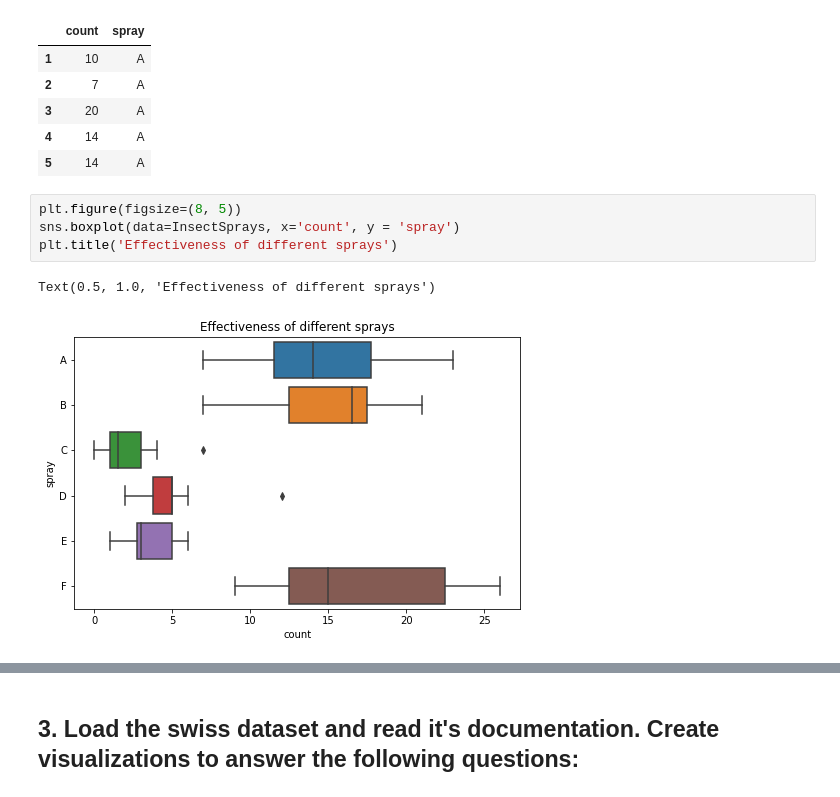
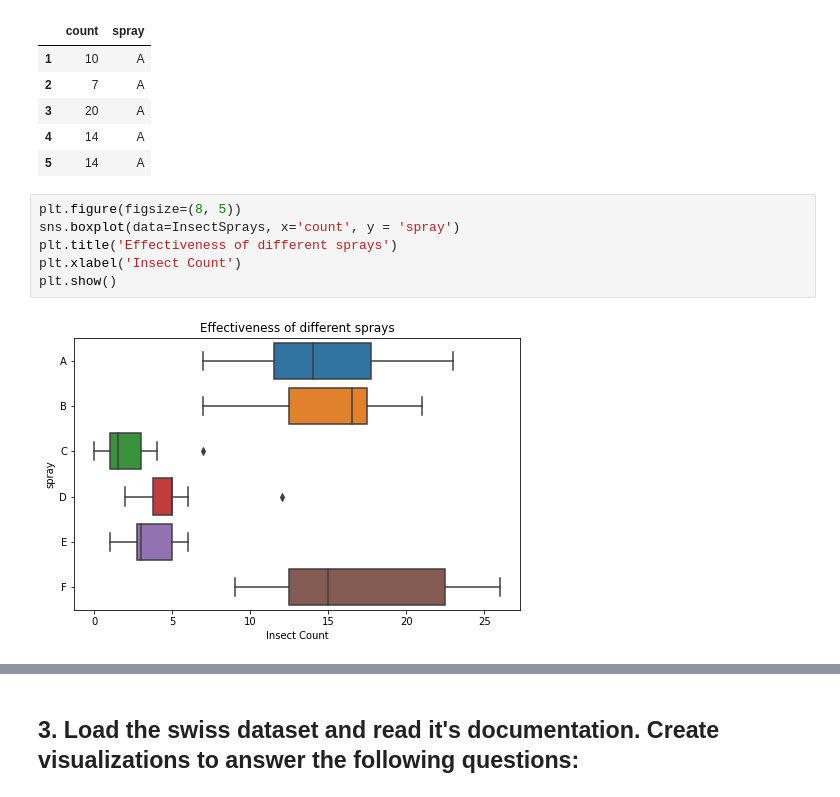
Before and after one commit to mariamnaqvi/numpy-pandas-visualization-exercises, a Jupyter notebook: seaborn_exercises.ipynb, the cells around one changed output, grey strips where cells are left out. Cells and saved outputs as stored; diff of their text form.

```diff
--- a/seaborn_exercises.ipynb
+++ b/seaborn_exercises.ipynb
@@ -174,7 +153,8 @@ InsectSprays.head()
 # %%
 plt.figure(figsize=(8, 5))
 sns.boxplot(data=InsectSprays, x='count', y = 'spray')
 plt.title('Effectiveness of different sprays')
+plt.xlabel('Insect Count')
+plt.show()
 # %% [output]
-Text(0.5, 1.0, 'Effectiveness of different sprays')
-[figure, old version]
+[figure, new version]
```
Also changed, not shown: parts of 23 cells of this notebook.
